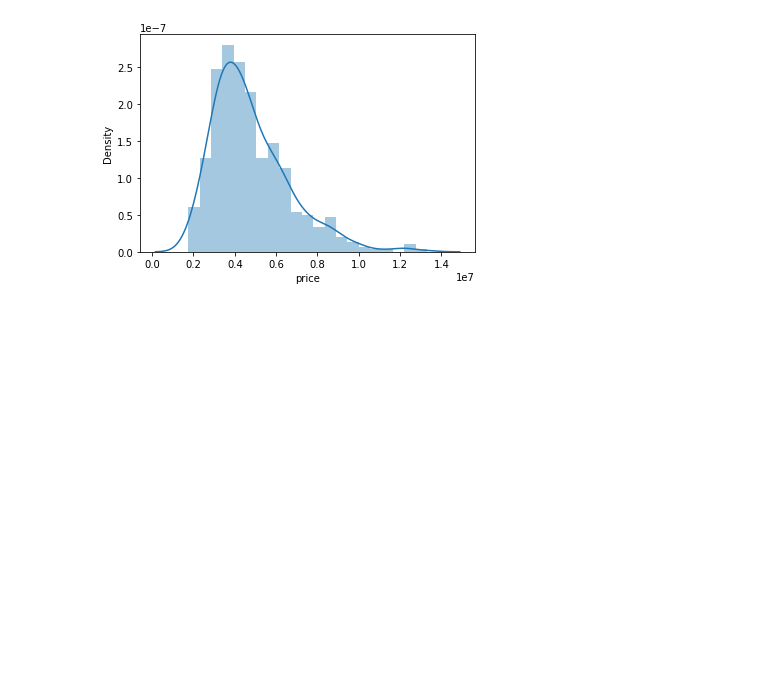
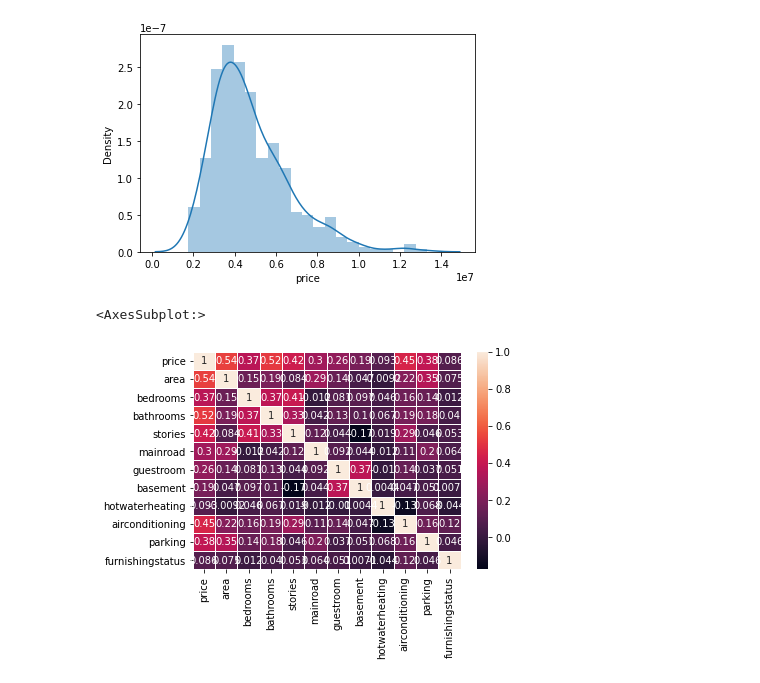
Before and after one commit to babiswas/pandasrepo, a Jupyter notebook: Housing.ipynb, the cells around one changed output. Drawn from its saved outputs; the diff is of its cells as text; code cells hidden in the pictures; blank space fills up the shorter version.

```diff
--- a/Housing.ipynb
+++ b/Housing.ipynb
@@ -275,3 +275,8 @@ sns.distplot(df['price'])
 # %% [output]
 <AxesSubplot:xlabel='price', ylabel='Density'>
 [figure]
+# %%
+sns.heatmap(df.corr(),annot=True,linewidths=.5)
+# %% [output]
+<AxesSubplot:>
+[figure, added]
```
